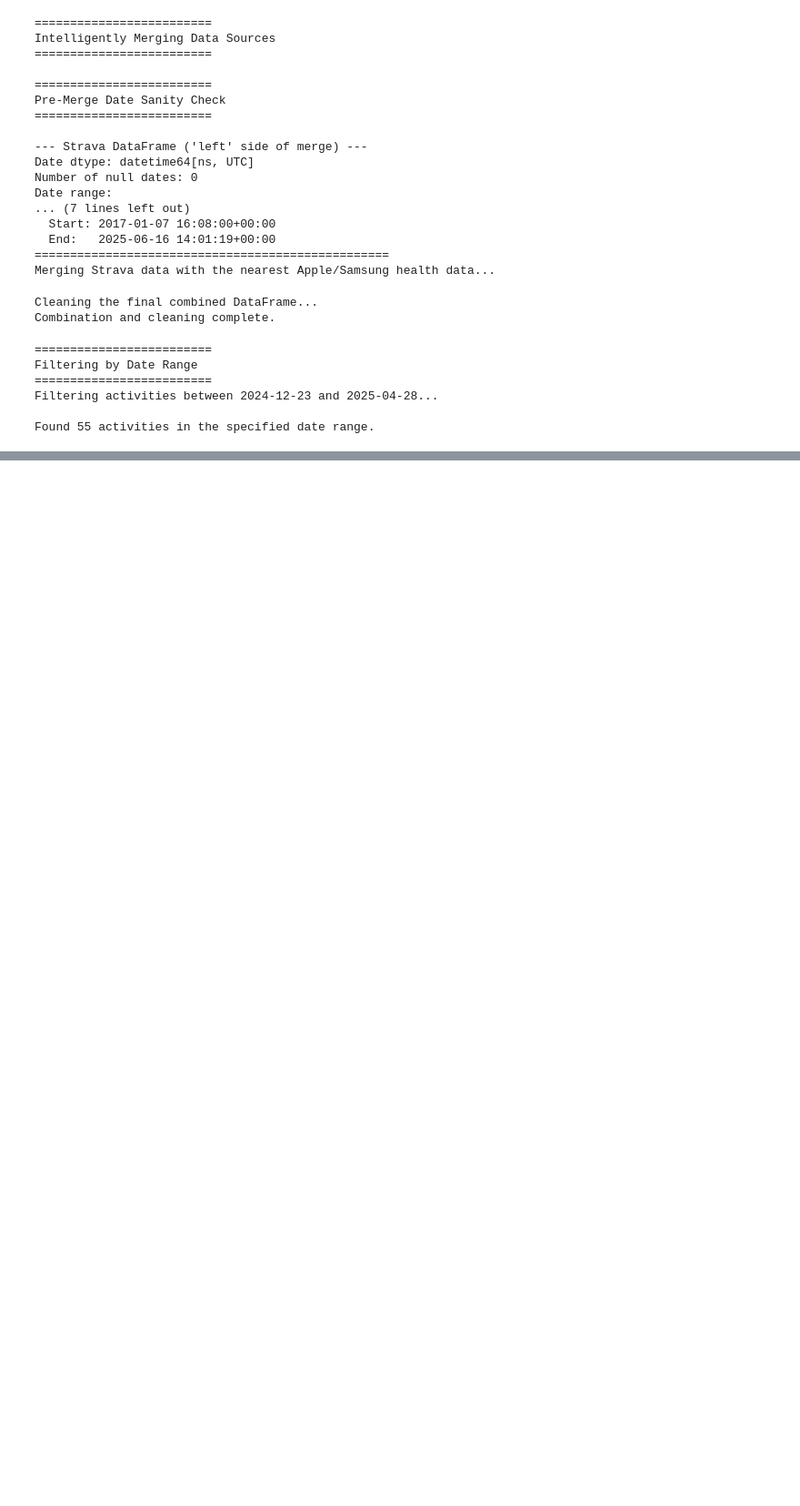
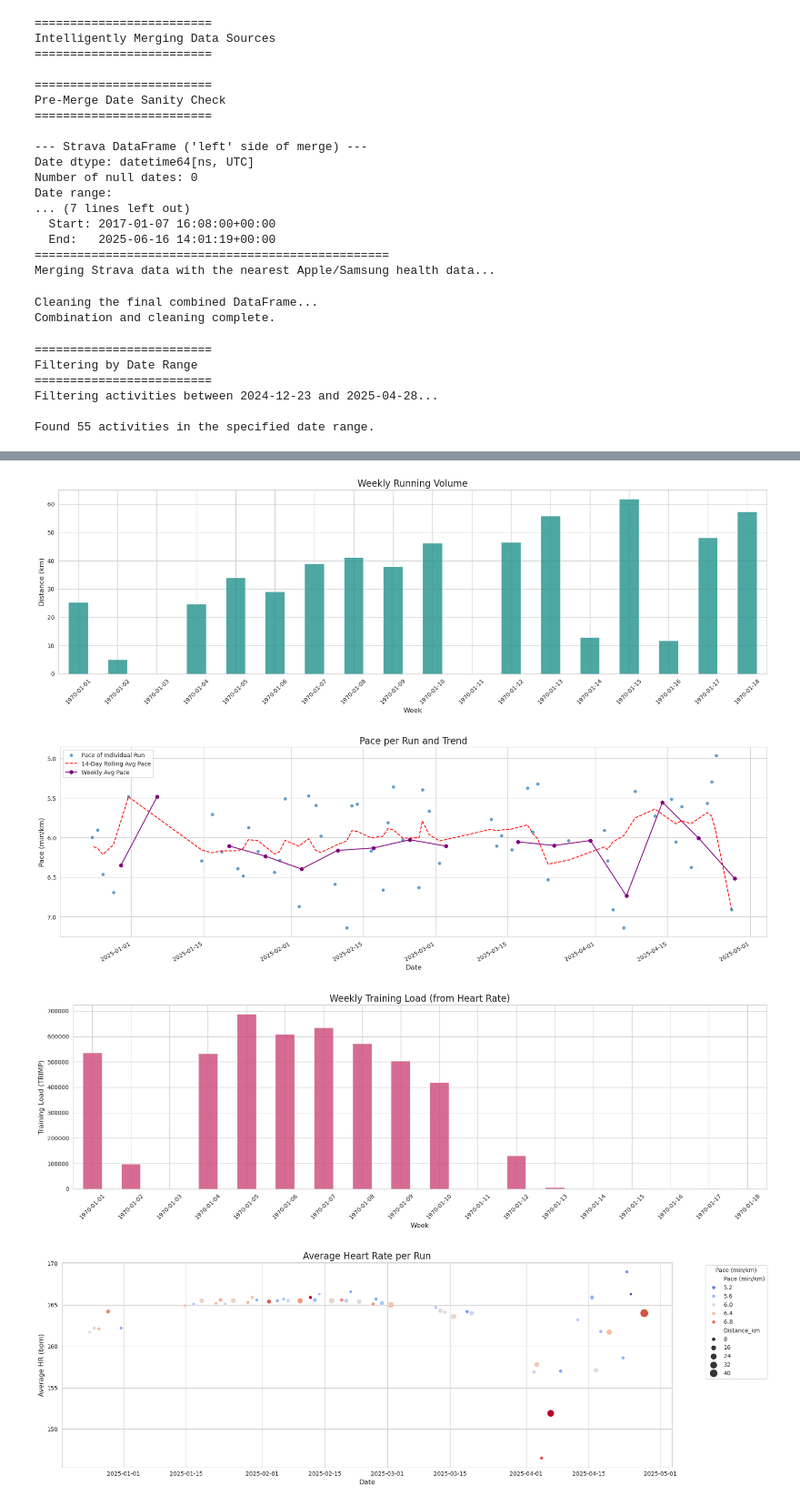
Before and after one commit to nab-iel/marathon-data, a Jupyter notebook: combined_analysis.ipynb, the cells around one changed output, grey strips where cells are left out. Shown at 91% size. Drawn from its saved outputs; the diff is of its cells as text; code cells hidden in the pictures; blank space fills up the shorter version.

Commit message:
Added weekly summaries

```diff
--- a/combined_analysis.ipynb
+++ b/combined_analysis.ipynb
@@ -502,0 +641,63 @@ Name: count, dtype: int64
+# %%
+# --- 10. Time Series Analysis - Visualizations ---
+
+# By creating separate figures for each plot, we avoid the x-axis conflict
+# between bar charts and line/scatter plots.
+
+# --- Plot 1: Weekly Running Volume (Distance) ---
+plt.figure(figsize=(18, 6))
+ax1 = weekly_summary['Distance_km'].plot(kind='bar', color=sns.color_palette("viridis", 1)[0], alpha=0.8)
+ax1.set_title('Weekly Running Volume', fontsize=16)
+ax1.set_ylabel('Distance (km)', fontsize=12)
+ax1.set_xlabel('Week', fontsize=12)
+ax1.tick_params(axis='x', labelrotation=45)
+ax1.xaxis.set_major_formatter(mdates.DateFormatter('%Y-%m-%d'))
+plt.tight_layout()
+plt.show()
+
+
+# --- Plot 2: Pace of Each Run ---
+plt.figure(figsize=(18, 6))
+ax2 = sns.scatterplot(data=ts_df, x=ts_df.index, y='Pace (min/km)', label='Pace of Individual Run', alpha=0.7)
+# Add a rolling average to see the trend
+ts_df['Pace (min/km)'].rolling('14D').mean().plot(ax=ax2, color='red', linestyle='--', label='14-Day Rolling Avg Pace')
+# Add weekly average pace to the plot
+if 'Avg Pace (min/km)' in weekly_summary.columns:
+    weekly_summary['Avg Pace (min/km)'].plot(ax=ax2, color='purple', linestyle='-', marker='o', label='Weekly Avg Pace')
+ax2.set_title('Pace per Run and Trend', fontsize=16)
+ax2.set_ylabel('Pace (min/km)', fontsize=12)
+ax2.set_xlabel('Date', fontsize=12)
+ax2.invert_yaxis() # Lower pace is better, so we flip the axis
+ax2.legend()
+plt.tight_layout()
+plt.show()
+
+
+# --- Plot 3: Weekly Training Load (Heart Rate Based) ---
+plt.figure(figsize=(18, 6))
+ax3 = weekly_summary['Training Load (HR)'].plot(kind='bar', color=sns.color_palette("plasma", 1)[0], alpha=0.8, label='Weekly TRIMP (HR)')
+ax3.set_title('Weekly Training Load (from Heart Rate)', fontsize=16)
+ax3.set_ylabel('Training Load (TRIMP)', fontsize=12)
+ax3.set_xlabel('Week', fontsize=12)
+ax3.tick_params(axis='x', labelrotation=45)
+ax3.xaxis.set_major_formatter(mdates.DateFormatter('%Y-%m-%d'))
+plt.tight_layout()
+plt.show()
+
+
+# --- Heart Rate Analysis ---
+# This plot was already separate and will continue to work as expected.
+if 'Avg HR' in ts_df.columns and ts_df['Avg HR'].notna().any():
+    plt.figure(figsize=(18, 6))
+    sns.scatterplot(data=ts_df, x=ts_df.index, y='Avg HR', hue='Pace (min/km)', palette='coolwarm', size='Distance_km', sizes=(20, 200))
+    plt.title('Average Heart Rate per Run', fontsize=16)
+    plt.ylabel('Average HR (bpm)', fontsize=12)
+    plt.xlabel('Date', fontsize=12)
+    plt.legend(title='Pace (min/km)', bbox_to_anchor=(1.05, 1), loc='upper left')
+    plt.tight_layout()
+    plt.show()
+# %% [output]
+[figure, added]
+[figure, added]
+[figure, added]
+[figure, added]
```
Also changed, not shown: parts of 9 cells of this notebook.
